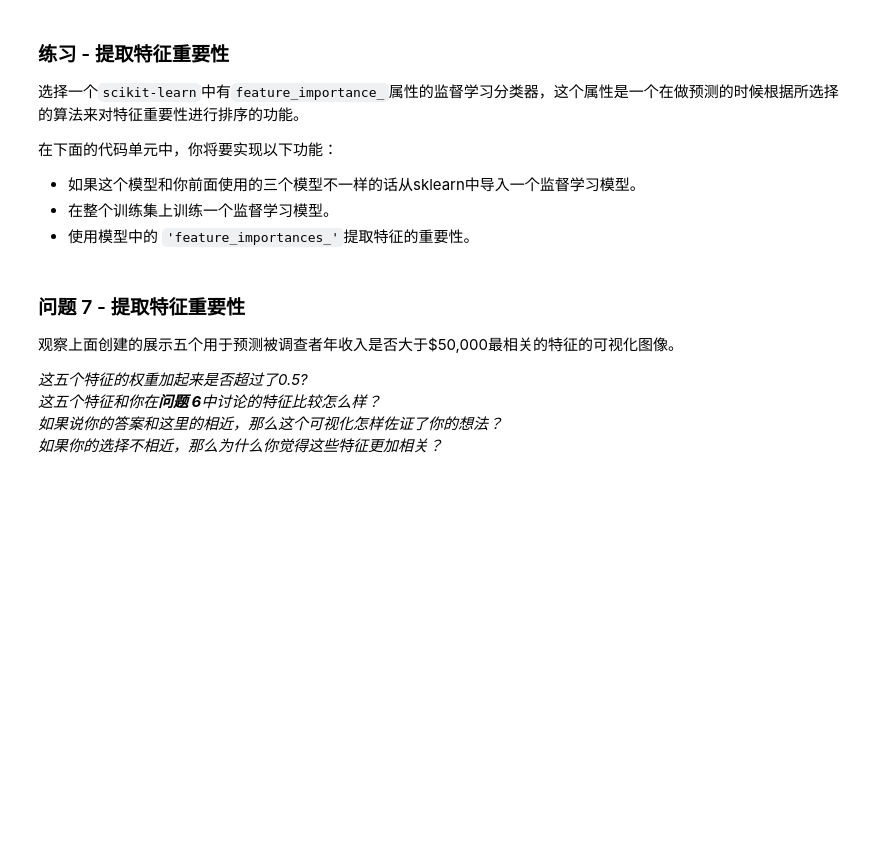
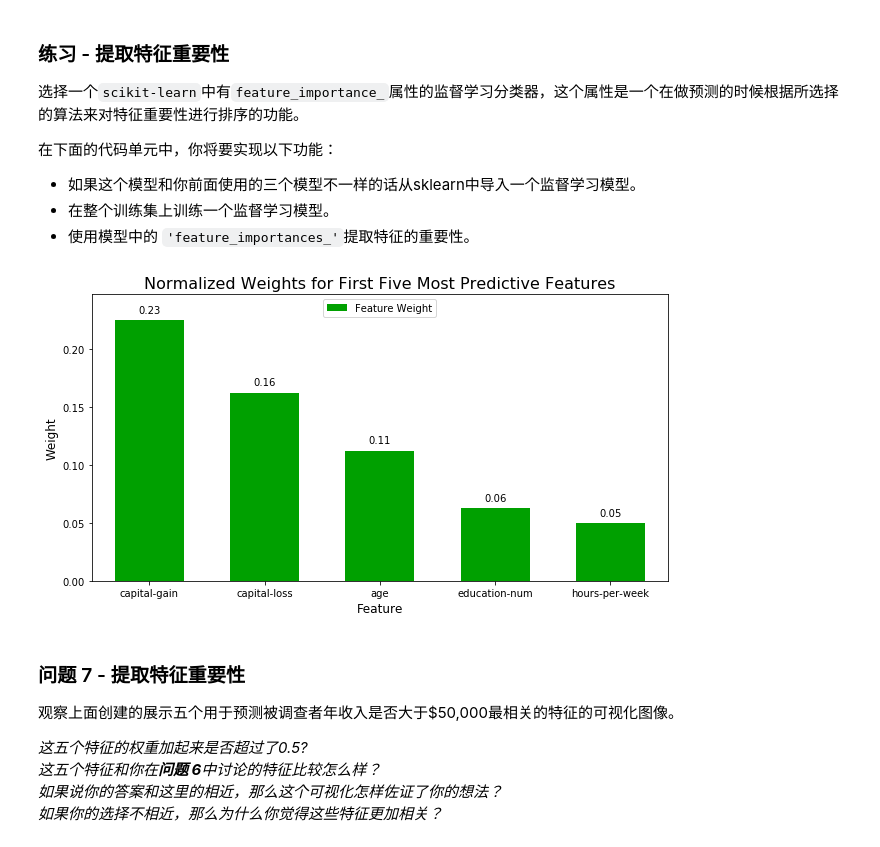
Before and after one commit to dongjinxian/finding_donors, a Jupyter notebook: finding_donors.ipynb, the cells around one changed output. Drawn from its saved outputs; the diff is of its cells as text; code cells hidden in the pictures; blank space fills up the shorter version.

```diff
--- a/finding_donors.ipynb
+++ b/finding_donors.ipynb
@@ -458,21 +460,27 @@ AdaBoostClassifier trained on 28941 samples.
 
 **注意：** 取决于你选择的参数列表，下面实现的代码可能需要花一些时间运行！
 # %%
-# TODO：导入'GridSearchCV', 'make_scorer'和其他一些需要的库
+# 导入'GridSearchCV', 'make_scorer'和其他一些需要的库
+from sklearn.model_selection import GridSearchCV
+from sklearn.metrics import make_scorer
 
-# TODO：初始化分类器
-clf = None
+# 初始化分类器
+clf = AdaBoostClassifier(random_state=1)
 
-# TODO：创建你希望调节的参数列表
-parameters = None
+# 创建你希望调节的参数列表
+parameters = {"n_estimators":[i for i in range(20,100,20)],"learning_rate":[0.5,1,1.5]}
 
-# TODO：创建一个fbeta_score打分对象
-scorer = None
+# 创建一个fbeta_score打分对象
+def my_fbeta_score(y_true,y_pred):
+    return fbeta_score(y_true,y_pred,0.5)
 
-# TODO：在分类器上使用网格搜索，使用'scorer'作为评价函数
-grid_obj = None
+scorer = make_scorer(my_fbeta_score)
 
-# TODO：用训练数据拟合网格搜索对象并找到最佳参数
+# 在分类器上使用网格搜索，使用'scorer'作为评价函数
+grid_obj = GridSearchCV(clf,parameters,scoring=scorer)
+
+# 用训练数据拟合网格搜索对象并找到最佳参数
+grid_obj.fit(X_train,y_train)
 
 # 得到estimator
 best_clf = grid_obj.best_estimator_
@@ -533,16 +549,19 @@ _在这十三个记录中，你认为哪五个特征对于预测是最重要的
  - 在整个训练集上训练一个监督学习模型。
  - 使用模型中的 `'feature_importances_'`提取特征的重要性。
 # %%
-# TODO：导入一个有'feature_importances_'的监督学习模型
+# 导入一个有'feature_importances_'的监督学习模型
+# from sklearn.ensemble import RandomForestClassifier
 
-# TODO：在训练集上训练一个监督学习模型
-model = None
+# 在训练集上训练一个监督学习模型
+model = best_clf
 
-# TODO： 提取特征重要性
-importances = None
+# 提取特征重要性
+importances = model.feature_importances_
 
 # 绘图
 vs.feature_plot(importances, X_train, y_train)
+# %% [output]
+[figure, added]
 # %% [markdown]
 ### 问题 7 - 提取特征重要性
 观察上面创建的展示五个用于预测被调查者年收入是否大于\$50,000最相关的特征的可视化图像。
```
Also changed, not shown: parts of 16 cells of this notebook, 1 other file.
